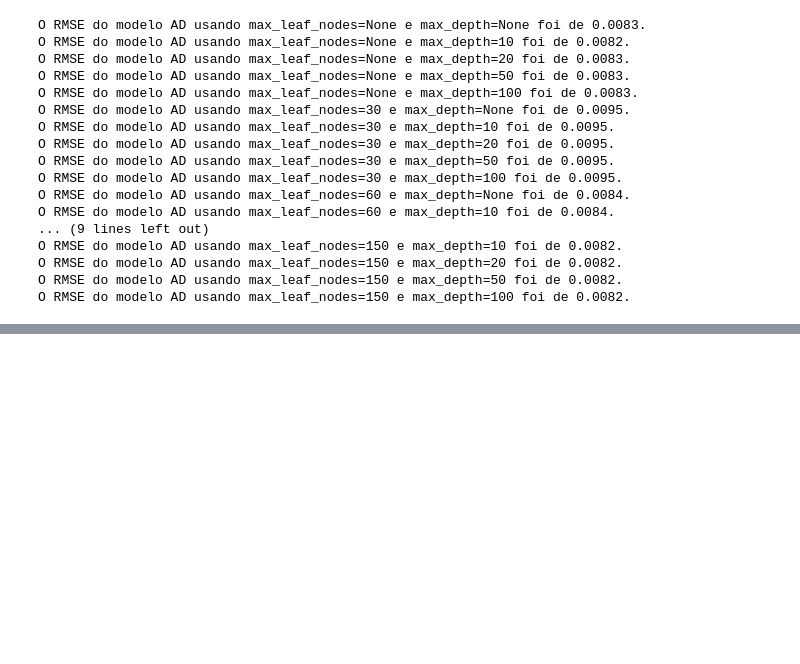
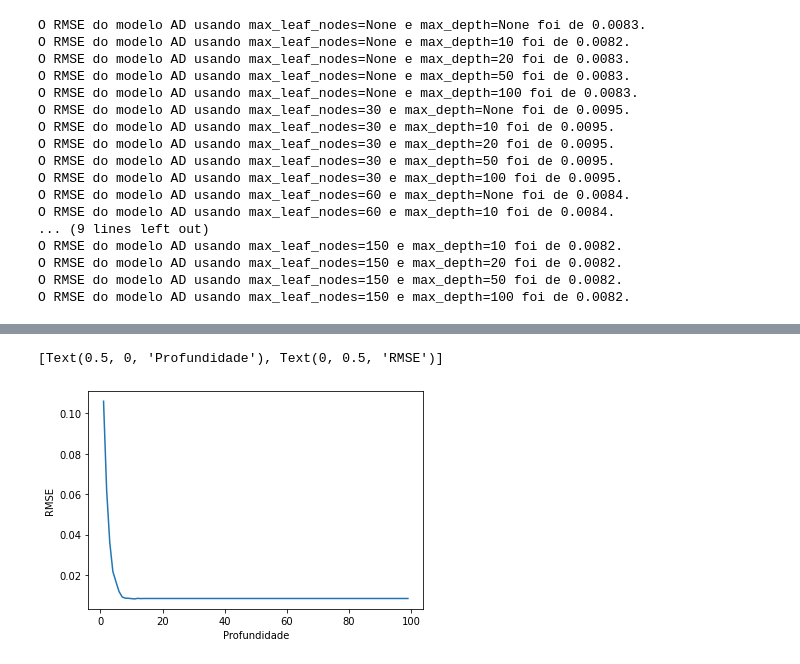
Before and after one commit to CaioHubit/Aprendizado-de-M-quina, a Jupyter notebook: Arvore de decisoes.ipynb, the cells around one changed output, grey strips where cells are left out. Drawn from its saved outputs; the diff is of its cells as text; code cells hidden in the pictures; blank space fills up the shorter version.

```diff
--- a/Arvore de decisoes.ipynb
+++ b/Arvore de decisoes.ipynb
@@ -346,0 +324,12 @@ plt.show()
+# %%
+#Relação de profundidade com RMSE
+lista_RMSE = []
+profundidade = range(1,100)
+for i in profundidade:
+    modelo_dt = DecisionTreeRegressor(max_depth=i,random_state=1024)
+    modelo_dt.fit(x_treino, y_treino)
+    y_verdadeiro = y_teste
+    y_previsao = modelo_dt.predict(x_teste)
+    RMSE_valores = mean_squared_error(y_verdadeiro, y_previsao, squared=False)
+    lista_RMSE.append(RMSE_valores)
+    print(lista_RMSE)
@@ -346,0 +354,6 @@ plt.show()
+# %%
+relacao_profundidade_RMSE = sns.lineplot(x = profundidade, y = lista_RMSE)
+relacao_profundidade_RMSE.set(xlabel = "Profundidade", ylabel = "RMSE")
+# %% [output]
+[Text(0.5, 0, 'Profundidade'), Text(0, 0.5, 'RMSE')]
+[figure, added]
```
Also changed, not shown: parts of 12 cells of this notebook, 6 other files.
